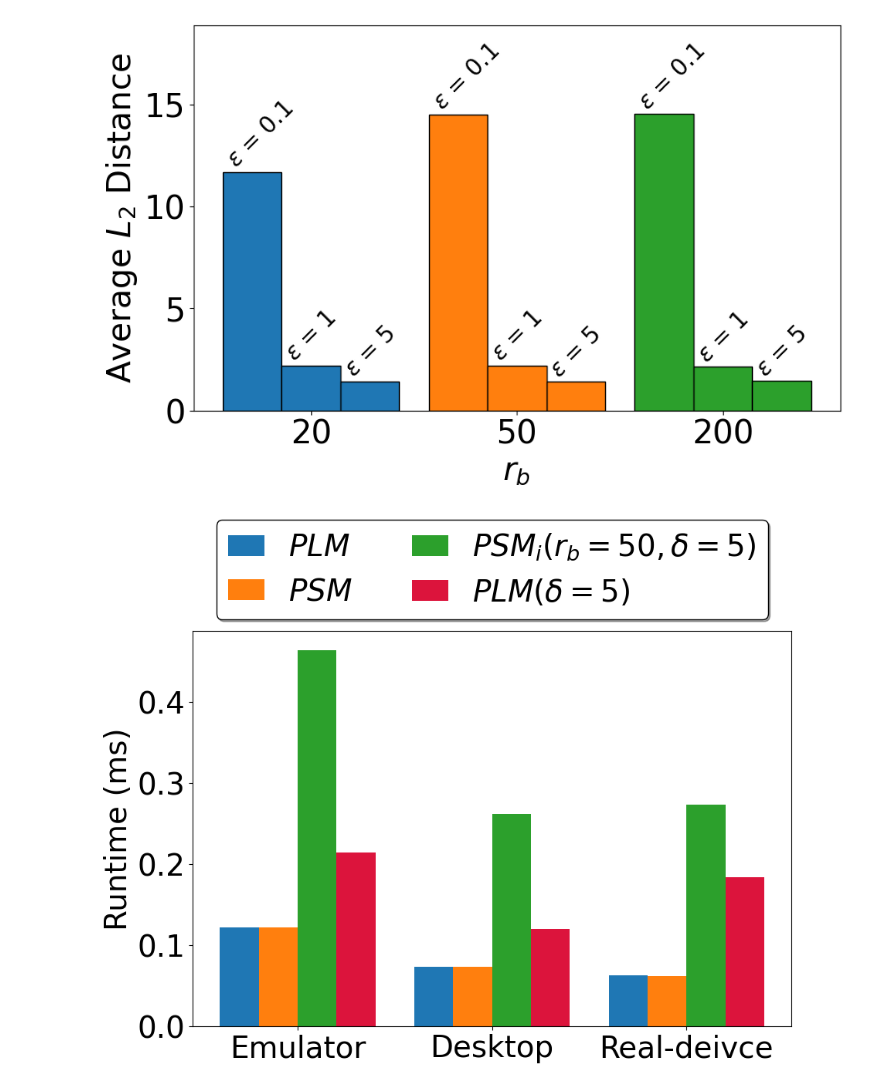
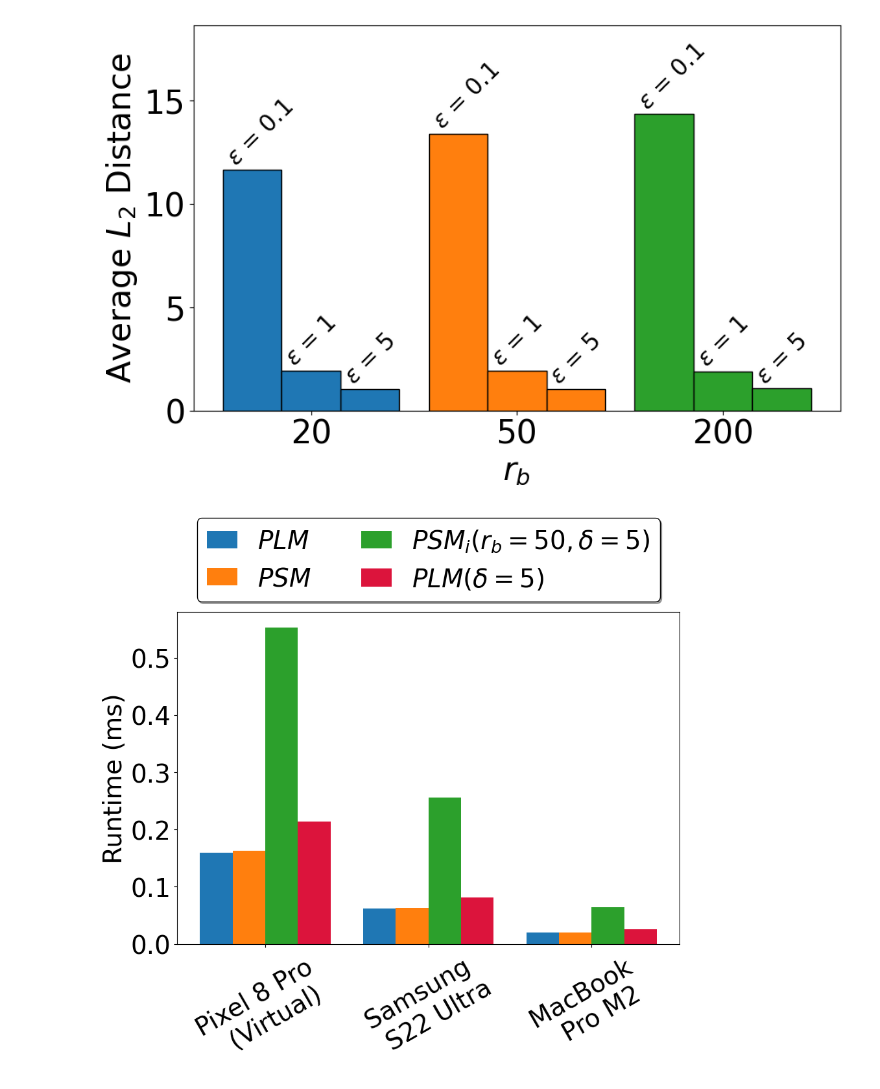
Before and after one commit to shafizurRseeam/location_privacy, a Jupyter notebook: delta_effect_figures.ipynb, the cells around one changed output. Drawn from its saved outputs; the diff is of its cells as text; code cells hidden in the pictures.

```diff
--- a/delta_effect_figures.ipynb
+++ b/delta_effect_figures.ipynb
@@ -134,22 +134,23 @@ def plot_l2_distance_effect_radius(base_directory, dataset_name):
 
 # Example usage:
 base_directory = "C:\\Users\\ss6365\\Desktop\\location_privacy_final"
-dataset_name = 'collected'  # Change 'uci' to any other directory name as needed
+dataset_name = 'geolife'  # Change 'uci' to any other directory name as needed
 plot_l2_distance_effect_radius(base_directory, dataset_name)
 # %% [output]
-[figure, old version]
+[figure, new version]
 # %%
 import matplotlib.pyplot as plt
 import numpy as np
 
 
 # Sample data
-datasets = ['Pixel', 'Desktop', 'Real-deivce']
+datasets = ['Pixel 8 Pro \n (Virtual)', 'Samsung \n S22 Ultra', 'MacBook \n Pro M2']
 
-Laplace = np.array([0.00012184, 0.00007327, 0.00006299]) * 1e3
-staircase = np.array([0.00012224,0.00007334, 0.00006263]) * 1e3
-staircase_intermediate = np.array([0.00046442, 0.00026188, 0.00027406]) * 1e3
-laplace_delta = np.array([0.00021473, 0.00012030 , 0.0001844 ]) * 1e3
+Laplace = np.array([0.00016002, 0.00006209, 0.00002007]) * 1e3
+laplace_delta = np.array([0.00021360, 0.00008120, 0.00002576]) * 1e3
+
+staircase = np.array([0.00016341,0.00006322, 0.00001966]) * 1e3
+staircase_intermediate = np.array([0.00055342, 0.00025587, 0.00006454]) * 1e3
 
 # Colors and labels taken from the style of the line plot
 colors = ['#1F77B4', '#FF7F0E', '#2CA02C', '#DC143C']
@@ -165,32 +166,32 @@ fig, ax = plt.subplots(figsize=(10, 8))  # Increase figure size to accommodate l
 for i, (data, color, label) in enumerate(zip([Laplace, staircase, staircase_intermediate, laplace_delta], colors, labels)):
     ax.bar(pos + i * bar_width, data, bar_width, label=label, color=color)
 
 # Adding labels and title
 #ax.set_xlabel('Datasets', fontsize=28)
 ax.set_ylabel('Runtime (ms)', fontsize=28)
 #ax.set_title('Runtime Comparison')
 
 # Positioning the x-ticks
 ax.set_xticks(pos + 1.5 * bar_width)
-ax.set_xticklabels(datasets, fontsize=28)
+ax.set_xticklabels(datasets, fontsize=28, rotation=30)  # Rotate labels by 45 degrees
 
 # Adding the legend with the modified style
 # Reduce the handle length to decrease the space between the legend symbol and text
 legend = ax.legend(fontsize=28, loc='upper center', bbox_to_anchor=(0.5, 1.32), fancybox=True, shadow=True, ncol=2, handlelength=1.2)
 
 frame = legend.get_frame()
 frame.set_edgecolor('black')  # Set the border color
 frame.set_linewidth(1)  # Set the border width
 
 # Setting the tick parameters
 ax.tick_params(axis='both', which='major', labelsize=28)
 
 # Adjust the layout to make room for the legend outside of the plot
 plt.subplots_adjust(top=0.75)
 pathpng = 'C:\\Users\\ss6365\\Desktop\\11111\\Geolife\\figure\\png\\Runtime_devices'
 plt.savefig(pathpng, dpi=300, bbox_inches='tight')
 
 
 plt.show()
 # %% [output]
-[figure, old version]
+[figure, new version]
```
Also changed, not shown: parts of 1 cell of this notebook, 3 other files.
